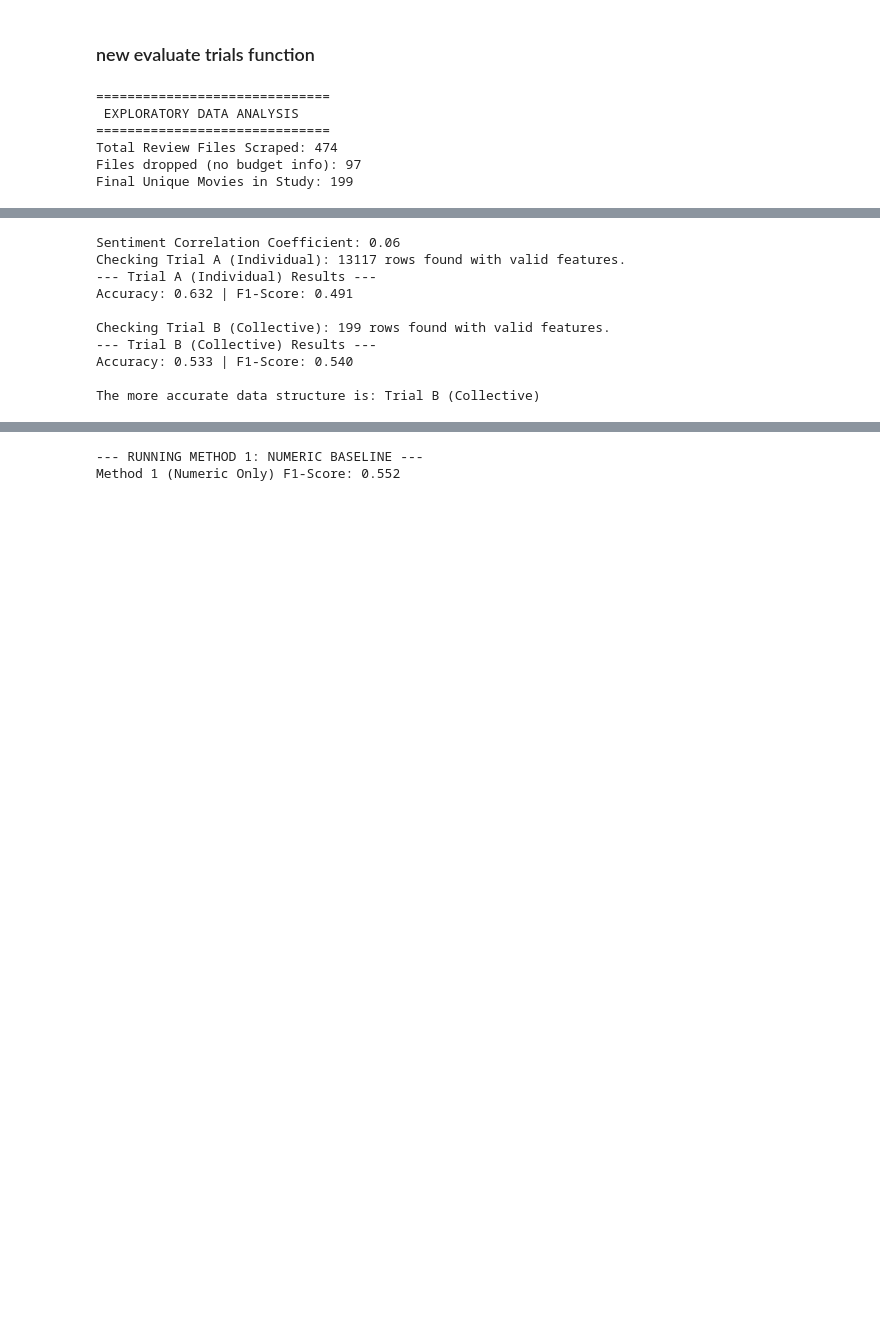
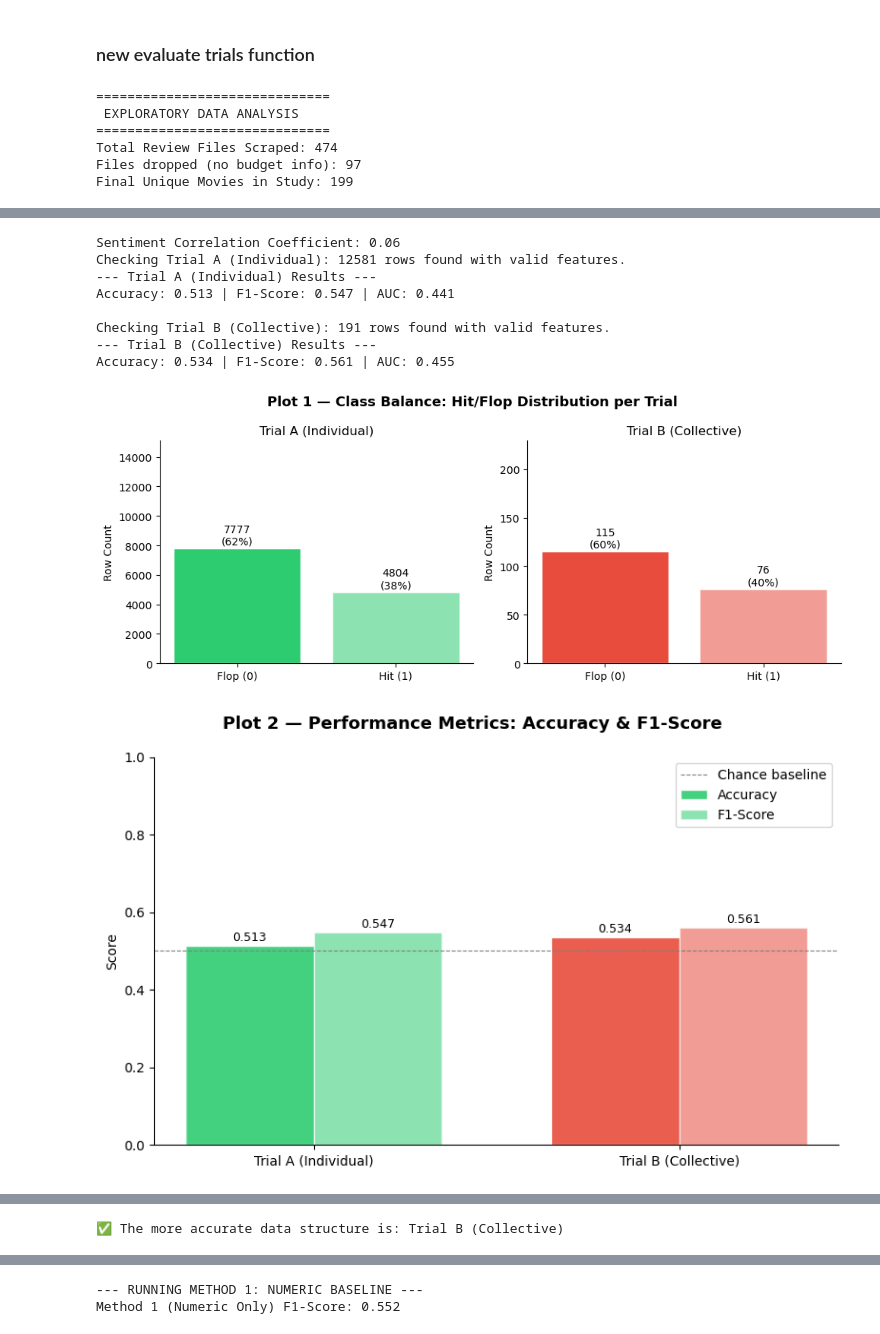
Before and after one commit to diane-zhou/psych186b-project, a Jupyter notebook: all_model_code.ipynb, the cells around one changed output, grey strips where cells are left out. Cells and saved outputs as stored; diff of their text form; code cells hidden in the pictures; blank space fills up the shorter version.

```diff
--- a/all_model_code.ipynb
+++ b/all_model_code.ipynb
@@ -548,32 +548,38 @@ def compare_trials_initially(self, t_a, t_b):
 # %%
+from sklearn.metrics import accuracy_score, f1_score, confusion_matrix, roc_curve, auc
+from sklearn.model_selection import GroupShuffleSplit
+from sklearn.ensemble import RandomForestClassifier
+import matplotlib.pyplot as plt
+import seaborn as sns
+
 # execution
 
 # intialize and extract
 manager = MovieWorkflowManager()
 full_dataset = manager.run_full_extraction()
 
 # run eda
 manager.run_eda_visuals(full_dataset)
 
 # generate trials
 trial_a, trial_b = manager.generate_trials(full_dataset)
-winning_trial_name = compare_trials_initially(trial_a, trial_b)
+winning_trial_name = manager.compare_trials_initially(trial_a, trial_b)
 # %% [output]
 ==============================
  EXPLORATORY DATA ANALYSIS
 ==============================
 Total Review Files Scraped: 474
 Files dropped (no budget info): 97
 Final Unique Movies in Study: 199
 [figure]
 [figure]
 Sentiment Correlation Coefficient: 0.06
-Checking Trial A (Individual): 13117 rows found with valid features.
+Checking Trial A (Individual): 12581 rows found with valid features.
 --- Trial A (Individual) Results ---
-Accuracy: 0.632 | F1-Score: 0.491
+Accuracy: 0.513 | F1-Score: 0.547 | AUC: 0.441
 
-Checking Trial B (Collective): 199 rows found with valid features.
+Checking Trial B (Collective): 191 rows found with valid features.
 --- Trial B (Collective) Results ---
-Accuracy: 0.533 | F1-Score: 0.540
-
-The more accurate data structure is: Trial B (Collective)
+Accuracy: 0.534 | F1-Score: 0.561 | AUC: 0.455
+[figure, added]
+[figure, added]
@@ -580,3 +588,4 @@ The more accurate data structure is: Trial B (Collective)
+✅ The more accurate data structure is: Trial B (Collective)
 # %%
 # Select Trial B for training volume
 df_final = trial_b
```
Also changed, not shown: parts of 8 cells of this notebook, 1 other file.
